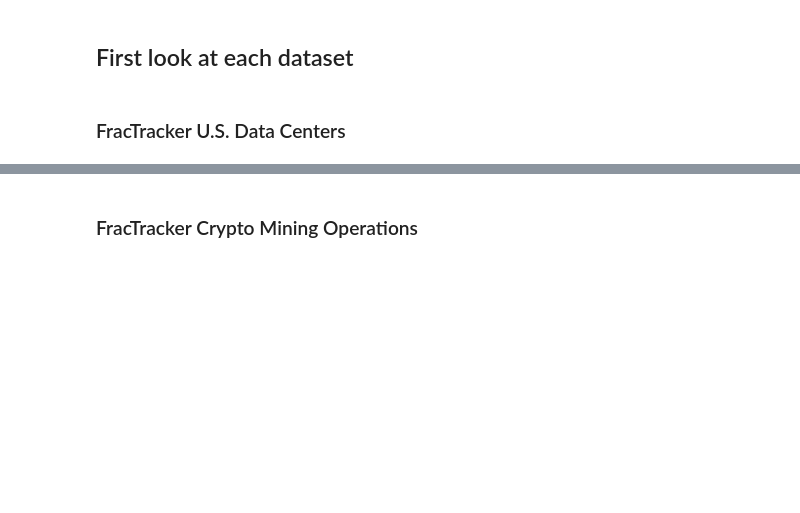
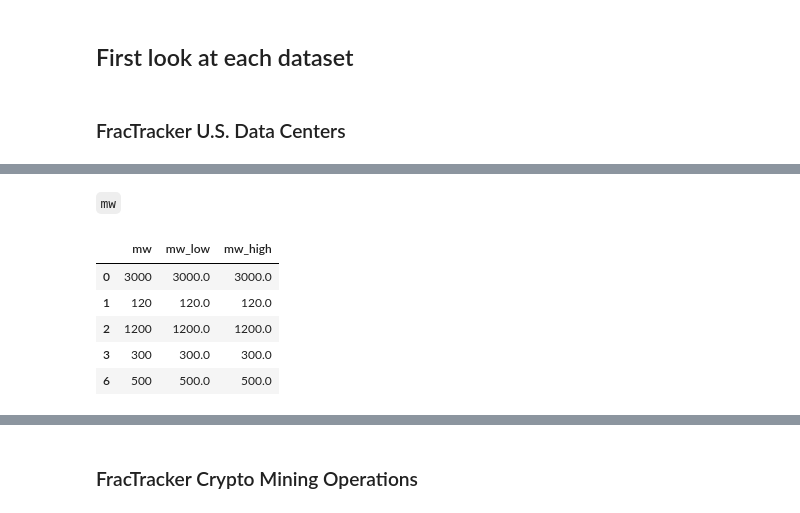
Before and after one commit to matthewchess/siads696, a Jupyter notebook: 02-data-cleaning.ipynb, the cells around one changed output, grey strips where cells are left out. Saved outputs shown, nothing was run; the diff lists cells and outputs as text; code cells hidden in the pictures; blank space fills up the shorter version.

```diff
--- a/02-data-cleaning.ipynb
+++ b/02-data-cleaning.ipynb
@@ -25,0 +65,24 @@ data_centers.describe(include="all").T
+# %% [markdown]
+`mw`
+# %%
+# Remove commas and spaces
+mw = data_centers['mw'].str.replace(',', '').str.strip()
+
+# Split and assign ranges
+data_centers[['mw_low', 'mw_high']] = mw.str.split('-', expand=True)
+data_centers['mw_high'] = data_centers['mw_high'].fillna(data_centers['mw_low']) # fill where no range exists
+
+# Convert to numeric
+data_centers[['mw_low', 'mw_high']] = (
+    data_centers[['mw_low', 'mw_high']]
+    .apply(pd.to_numeric, errors='coerce')
+)
+
+data_centers.loc[data_centers['mw'].notna()][['mw', 'mw_low', 'mw_high']].head()
+# %% [output]
+|  | mw | mw_low | mw_high |
+| 0 | 3000 | 3000.0 | 3000.0 |
+| 1 | 120 | 120.0 | 120.0 |
+| 2 | 1200 | 1200.0 | 1200.0 |
+| 3 | 300 | 300.0 | 300.0 |
+| 6 | 500 | 500.0 | 500.0 |
```
Also changed, not shown: parts of 25 cells of this notebook.
